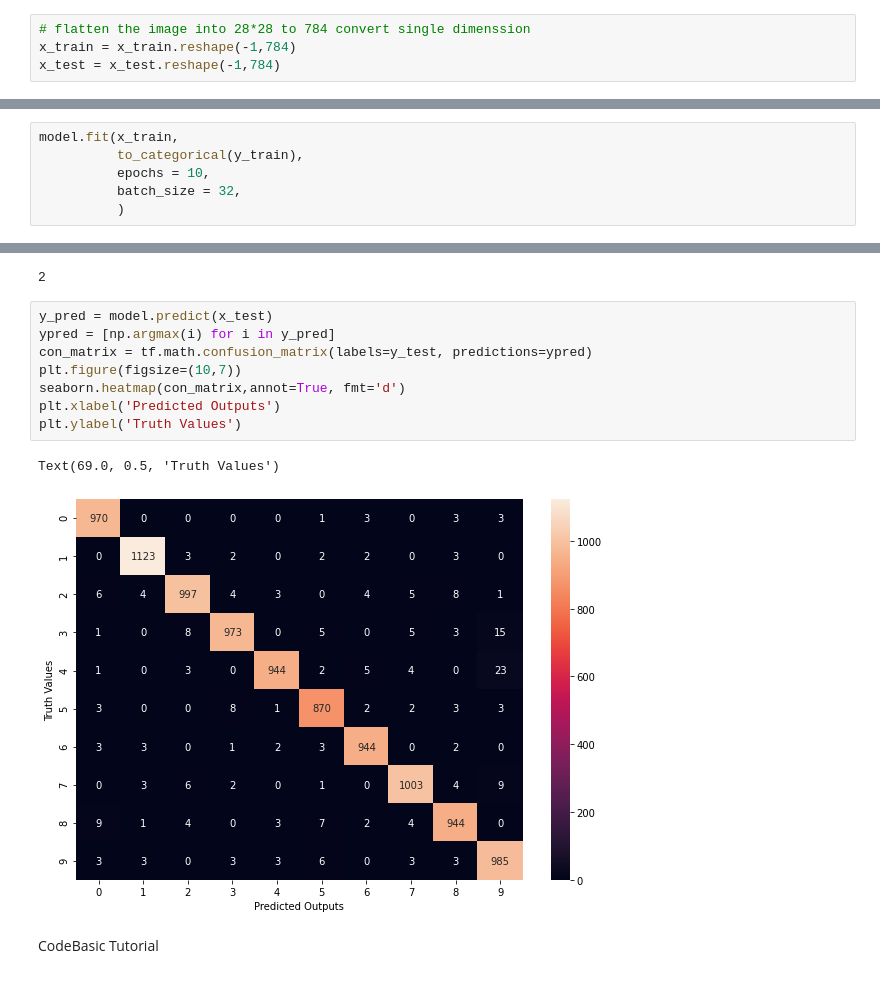
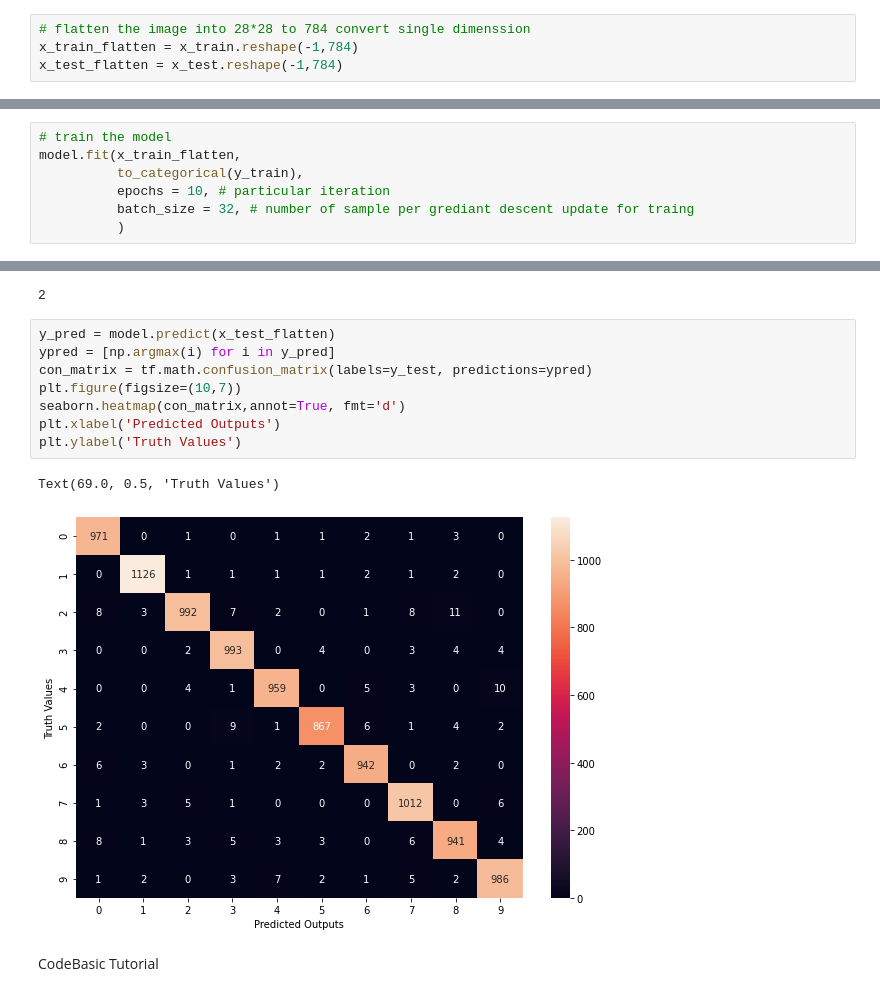
Before and after one commit to Void-Brain70/Deep_Learning, a Jupyter notebook: Handwritten_Digit_Classification.ipynb, the cells around one changed output, grey strips where cells are left out. Drawn from its saved outputs; the diff is of its cells as text.

```diff
--- a/Handwritten_Digit_Classification.ipynb
+++ b/Handwritten_Digit_Classification.ipynb
@@ -102,6 +111,6 @@ array([[0.        , 0.        , 0.        , 0.        , 0.        ,
         0.        , 0.        , 0.        ]])
 # %%
 # flatten the image into 28*28 to 784 convert single dimenssion
-x_train = x_train.reshape(-1,784)
-x_test = x_test.reshape(-1,784)
+x_train_flatten = x_train.reshape(-1,784)
+x_test_flatten = x_test.reshape(-1,784)
 # %%
@@ -124,9 +134,3 @@ model.compile(
     loss = 'categorical_crossentropy',
     metrics = ['accuracy']
 )
-# %%
-model.fit(x_train,
-          to_categorical(y_train),
-          epochs = 10,
-          batch_size = 32,
-          )
@@ -154,0 +137,7 @@ Epoch 10/10
+# %%
+# train the model
+model.fit(x_train_flatten,
+          to_categorical(y_train),
+          epochs = 10, # particular iteration
+          batch_size = 32, # number of sample per grediant descent update for traing
+          )
@@ -184,16 +200,16 @@ np.argmax(pred[1])
 # %% [output]
 2
 # %%
-y_pred = model.predict(x_test)
+y_pred = model.predict(x_test_flatten)
 ypred = [np.argmax(i) for i in y_pred]
 con_matrix = tf.math.confusion_matrix(labels=y_test, predictions=ypred)
 plt.figure(figsize=(10,7))
 seaborn.heatmap(con_matrix,annot=True, fmt='d')
 plt.xlabel('Predicted Outputs')
 plt.ylabel('Truth Values')
 # %% [output]
 Text(69.0, 0.5, 'Truth Values')
-[figure, old version]
+[figure, new version]
 # %% [markdown]
 CodeBasic Tutorial
 # %%
```
Also changed, not shown: parts of 17 cells of this notebook.
